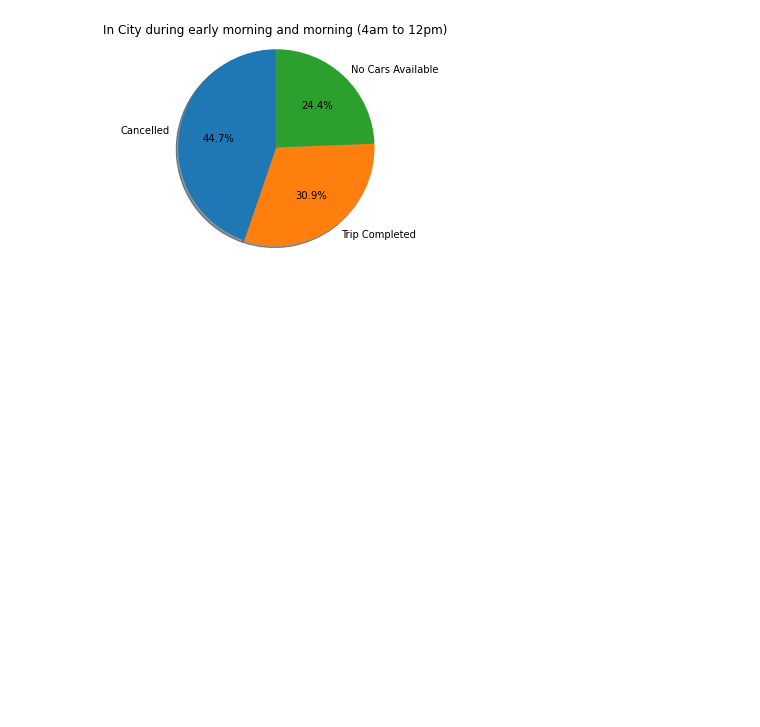
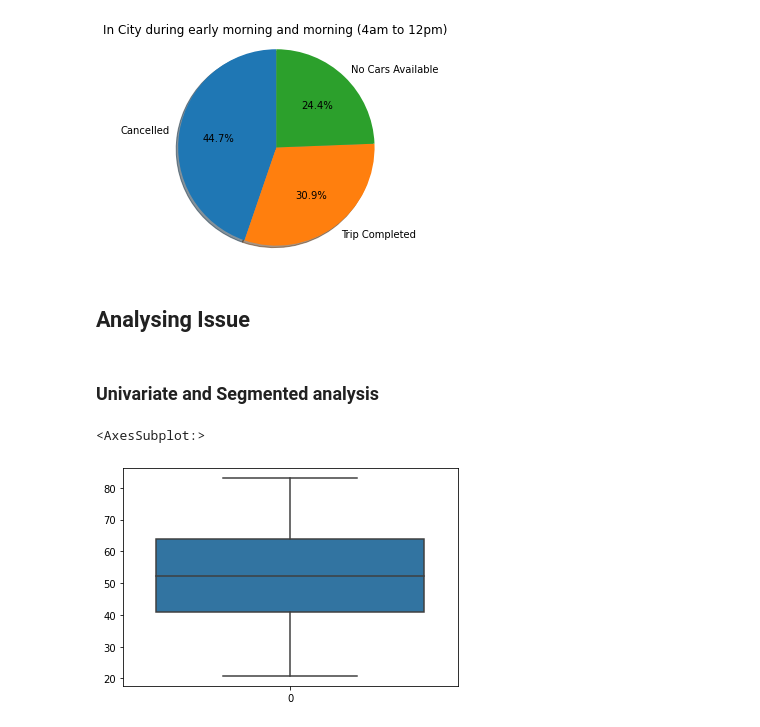
Before and after one commit to VikashShrivastava/EDA_PROJECT, a Jupyter notebook: EDA_CODES.ipynb, the cells around one changed output. Drawn from its saved outputs; the diff is of its cells as text; code cells hidden in the pictures; blank space fills up the shorter version.

Commit message:
Analysing the problems uber is facing

```diff
--- a/EDA_CODES.ipynb
+++ b/EDA_CODES.ipynb
@@ -478,3 +478,16 @@ df_airport_count = pd.DataFrame(
 pie_chart(df_airport_count, "In City during early morning and morning (4am to 12pm)")
 # %% [output]
 [figure]
+# %% [markdown]
+## Analysing Issue
+# %% [markdown]
+### Univariate and Segmented analysis
+# %%
+# Using Box plot since we have to visualize variation in one field.
+
+# Box plot for univariate analysis of 'Duration' field.
+
+sns.boxplot(data=uber_data[(uber_data['Duration']>0)]['Duration'])
+# %% [output]
+<AxesSubplot:>
+[figure, added]
```
Also changed, not shown: parts of 9 cells of this notebook.
